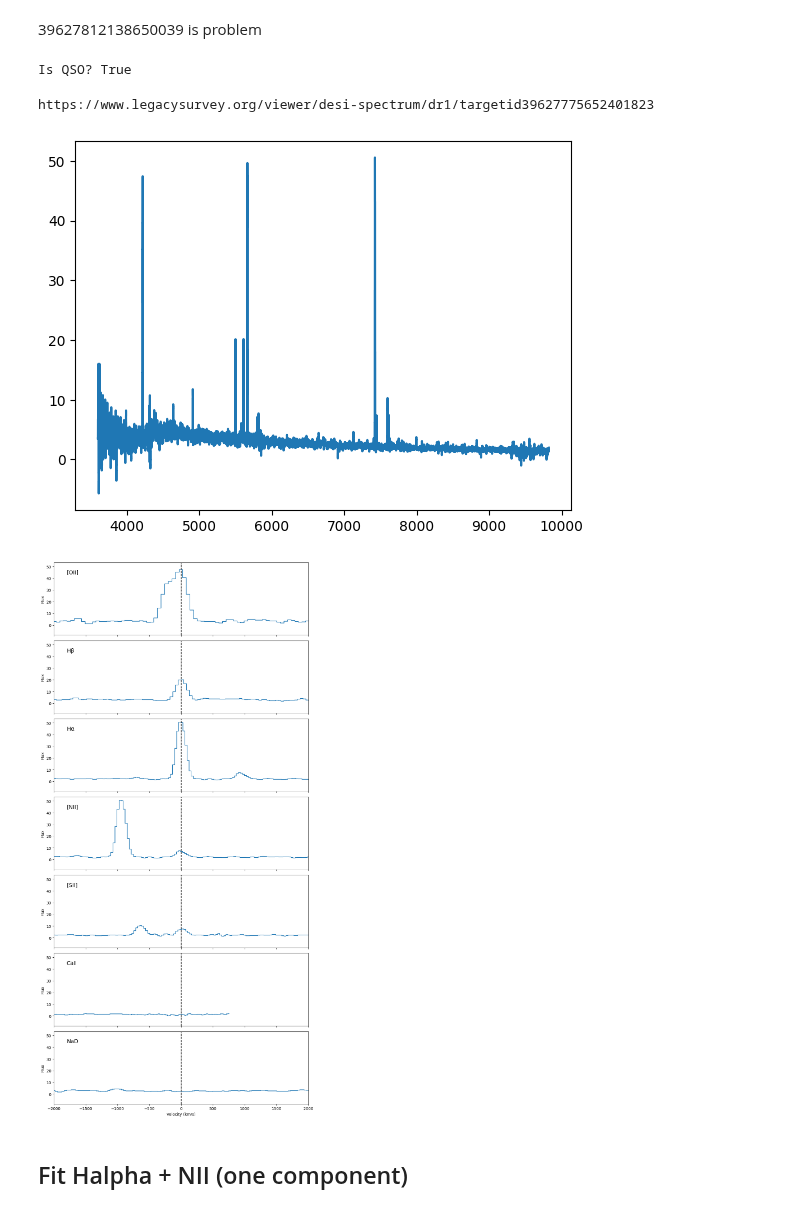
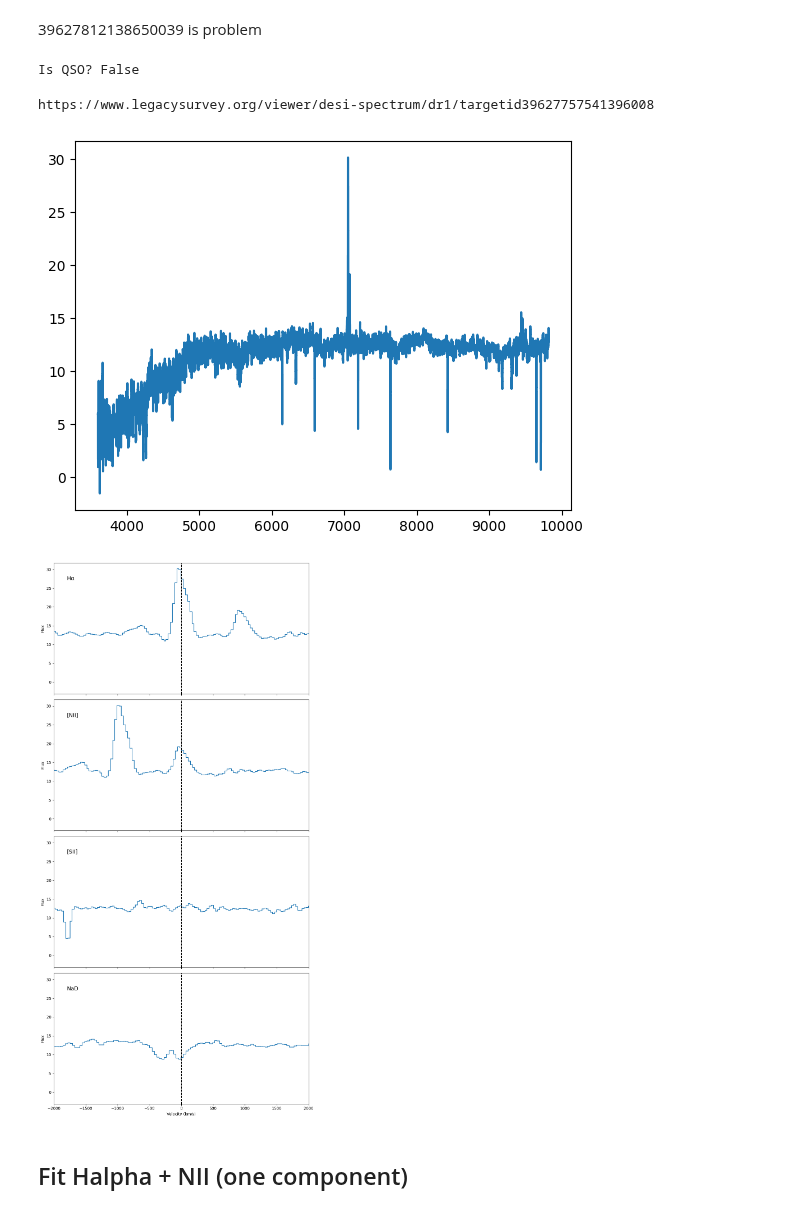
Before and after one commit to hyp0515/searching_inflow, a Jupyter notebook: adjust_z.ipynb, the cells around one changed output. Drawn from its saved outputs; the diff is of its cells as text; code cells hidden in the pictures.

```diff
--- a/adjust_z.ipynb
+++ b/adjust_z.ipynb
@@ -36,7 +36,7 @@ NaD_rest    = air2vac(lines_air['NaD'])
 # %% [markdown]
 39627812138650039 is problem
 # %%
-example_targetID = 39627775652401823
+example_targetID = 39627757541396008
 example_index = spectrum.id2index(example_targetID)
 targetid_example = spectrum.targetID[example_index]
 # flux = spectrum.smoothed_flux[example_index, :]
@@ -45,11 +45,11 @@ z = spectrum.z_pipe[example_index]
 is_qso = check_bits(example_targetID, 2)
 print(f'Is QSO? {is_qso}')
 # %% [output]
-Is QSO? True
+Is QSO? False
 # %%
 print(spectrum_link(targetid_example))
 # %% [output]
-https://www.legacysurvey.org/viewer/desi-spectrum/dr1/targetid39627775652401823
+https://www.legacysurvey.org/viewer/desi-spectrum/dr1/targetid39627757541396008
 # %%
 # spectrum.mask_spectrum(example_index)
 # %%
@@ -58,27 +58,27 @@ flux = spectrum.smoothed_flux[example_index]
 plt.step(desi_wavelength, flux, where='mid')
 plt.show()
 # %% [output]
-[figure, old version]
+[figure, new version]
 # %%
-fig, ax = plt.subplots(7, 1, figsize=(10, 20), sharex=True)
+fig, ax = plt.subplots(4, 1, figsize=(10, 20), sharex=True)
 
-ax[0].step(lam2vel(desi_wavelength, OII_rest[-1], z), flux, where='mid')
-ax[1].step(lam2vel(desi_wavelength, Hbeta_rest, z), flux, where='mid')
-ax[2].step(lam2vel(desi_wavelength, Halpha_rest, z), flux, where='mid')
-ax[3].step(lam2vel(desi_wavelength, NII_rest[-1], z), flux, where='mid')
-ax[4].step(lam2vel(desi_wavelength, SII_rest[-1], z), flux, where='mid')
-ax[5].step(lam2vel(desi_wavelength, CaII_rest[-1], z), flux, where='mid')
-ax[6].step(lam2vel(desi_wavelength, NaD_rest[-1], z), flux, where='mid')
-for i in range(7):
-    ax[i].text(0.05, 0.9, ['[OII]', 'Hβ', 'Hα', '[NII]', '[SII]', 'CaII', 'NaD'][i], transform=ax[i].transAxes, fontsize=14, verticalalignment='top')
+# ax[0].step(lam2vel(desi_wavelength, OII_rest[-1], z), flux, where='mid')
+# ax[1].step(lam2vel(desi_wavelength, Hbeta_rest, z), flux, where='mid')
+ax[0].step(lam2vel(desi_wavelength, Halpha_rest, z), flux, where='mid')
+ax[1].step(lam2vel(desi_wavelength, NII_rest[-1], z), flux, where='mid')
+ax[2].step(lam2vel(desi_wavelength, SII_rest[-1], z), flux, where='mid')
+# ax[5].step(lam2vel(desi_wavelength, CaII_rest[-1], z), flux, where='mid')
+ax[3].step(lam2vel(desi_wavelength, NaD_rest[-1], z), flux, where='mid')
+for i in range(4):
+    ax[i].text(0.05, 0.9, ['Hα', '[NII]', '[SII]', 'NaD'][i], transform=ax[i].transAxes, fontsize=14, verticalalignment='top')
     ax[i].set_xlim(-2000, 2000)
     ax[i].axvline(0, color='k', linestyle='--')
     ax[i].set_ylabel('Flux')
 ax[-1].set_xlabel('Velocity (km/s)')
 plt.tight_layout()
 plt.show()
 # %% [output]
-[figure, old version]
+[figure, new version]
 # %% [markdown]
 ## Fit Halpha + NII (one component)
 # %%
```
Also changed, not shown: parts of 2 cells of this notebook, 3 other files.
